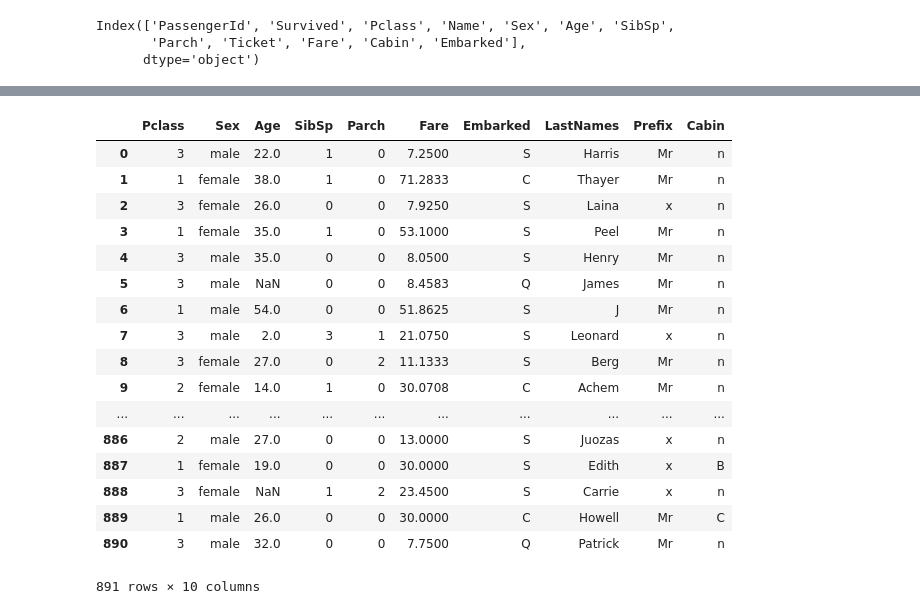
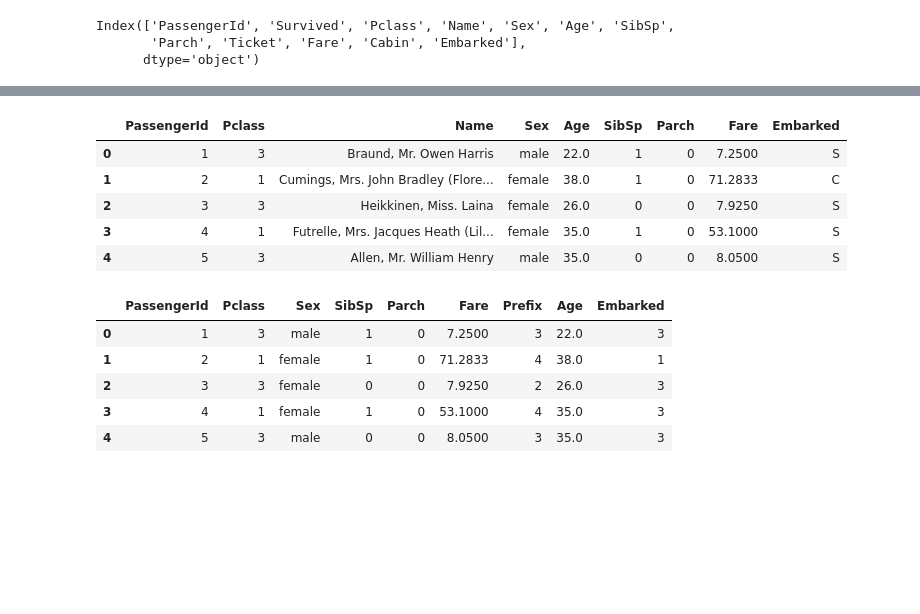
Before and after one commit to Joaomon7eiro/titanic-survival-exploration, a Jupyter notebook: titanic_model.ipynb, the cells around one changed output, grey strips where cells are left out. Cells and saved outputs as stored; diff of their text form; code cells hidden in the pictures; blank space fills up the shorter version.

Commit message:
model with 80% on competition preprocessing on features: Embarked, Age, Name Changed model to RandomForrest

```diff
--- a/titanic_model.ipynb
+++ b/titanic_model.ipynb
@@ -71,0 +98,14 @@ for i, c in enumerate(cabin_test):
+# %%
+ages = []
+
+for i, row in s_a_sb_p.iterrows():
+    sex, age, n_sp, n_child = row
+    if str(age) == 'nan':
+        if n_child > 0 or n_sp > 0:
+            ages.append(float(random.randint(20, 40)))
+        else:
+            ages.append(float(random.randint(18, 30)))
+
+
+    else:
+        ages.append(age)
@@ -71,0 +145,12 @@ for i, c in enumerate(cabin_test):
+# %%
+map_e = {'C': 1, 'S':3, 'Q':2}
+
+emb = train_X['Embarked'].copy()
+embarks = []
+# %%
+for em in emb:
+    try:
+        x = map_e[str(em)]
+        embarks.append(x)
+    except:
+        embarks.append(2)
@@ -72,35 +181,32 @@ for i, c in enumerate(cabin_test):
+# %%
+train_X.head()
+# %% [output]
+|  | PassengerId | Pclass | Name | Sex | Age | SibSp | Parch | Fare | Embarked |
+| 0 | 1 | 3 | Braund, Mr. Owen Harris | male | 22.0 | 1 | 0 | 7.2500 | S |
+| 1 | 2 | 1 | Cumings, Mrs. John Bradley (Flore... | female | 38.0 | 1 | 0 | 71.2833 | C |
+| 2 | 3 | 3 | Heikkinen, Miss. Laina | female | 26.0 | 0 | 0 | 7.9250 | S |
+| 3 | 4 | 1 | Futrelle, Mrs. Jacques Heath (Lil... | female | 35.0 | 1 | 0 | 53.1000 | S |
+| 4 | 5 | 3 | Allen, Mr. William Henry | male | 35.0 | 0 | 0 | 8.0500 | S |
 # %%
-train_X.drop(['Name', 'Cabin'], axis=1, inplace=True)
-test_X.drop(['Name', 'Cabin'], axis=1, inplace=True)
+train_X.drop(['Name', 'Age', 'Embarked'], axis=1, inplace=True)
+test_X.drop(['Name', 'Age', 'Embarked'], axis=1, inplace=True)
 
-train_X['LastNames'] = names
 train_X['Prefix'] = prefix
-train_X['Cabin'] = cabin
+train_X['Age'] = ages
+train_X['Embarked'] = embarks
 
-test_X['LastNames'] = names_test
 test_X['Prefix'] = prefix_test
-test_X['Cabin'] = cabin_test
+test_X['Age'] = ages_test
+test_X['Embarked'] = embarks_test
 # %%
-train_X
+train_X.head()
 # %% [output]
-|  | Pclass | Sex | Age | SibSp | Parch | Fare | Embarked | LastNames | Prefix | Cabin |
-| 0 | 3 | male | 22.0 | 1 | 0 | 7.2500 | S | Harris | Mr | n |
-| 1 | 1 | female | 38.0 | 1 | 0 | 71.2833 | C | Thayer | Mr | n |
-| 2 | 3 | female | 26.0 | 0 | 0 | 7.9250 | S | Laina | x | n |
-| 3 | 1 | female | 35.0 | 1 | 0 | 53.1000 | S | Peel | Mr | n |
-| 4 | 3 | male | 35.0 | 0 | 0 | 8.0500 | S | Henry | Mr | n |
-| 5 | 3 | male | NaN | 0 | 0 | 8.4583 | Q | James | Mr | n |
-| 6 | 1 | male | 54.0 | 0 | 0 | 51.8625 | S | J | Mr | n |
-| 7 | 3 | male | 2.0 | 3 | 1 | 21.0750 | S | Leonard | x | n |
-| 8 | 3 | female | 27.0 | 0 | 2 | 11.1333 | S | Berg | Mr | n |
-| 9 | 2 | female | 14.0 | 1 | 0 | 30.0708 | C | Achem | Mr | n |
-| ... | ... | ... | ... | ... | ... | ... | ... | ... | ... | ... |
-| 886 | 2 | male | 27.0 | 0 | 0 | 13.0000 | S | Juozas | x | n |
-| 887 | 1 | female | 19.0 | 0 | 0 | 30.0000 | S | Edith | x | B |
-| 888 | 3 | female | NaN | 1 | 2 | 23.4500 | S | Carrie | x | n |
-| 889 | 1 | male | 26.0 | 0 | 0 | 30.0000 | C | Howell | Mr | C |
-| 890 | 3 | male | 32.0 | 0 | 0 | 7.7500 | Q | Patrick | Mr | n |
+|  | PassengerId | Pclass | Sex | SibSp | Parch | Fare | Prefix | Age | Embarked |
+| 0 | 1 | 3 | male | 1 | 0 | 7.2500 | 3 | 22.0 | 3 |
+| 1 | 2 | 1 | female | 1 | 0 | 71.2833 | 4 | 38.0 | 1 |
+| 2 | 3 | 3 | female | 0 | 0 | 7.9250 | 2 | 26.0 | 3 |
+| 3 | 4 | 1 | female | 1 | 0 | 53.1000 | 4 | 35.0 | 3 |
+| 4 | 5 | 3 | male | 0 | 0 | 8.0500 | 3 | 35.0 | 3 |
-891 rows × 10 columns
 # %%
 train_X = pd.get_dummies(train_X)
 test_X = pd.get_dummies(test_X)
```
Also changed, not shown: parts of 33 cells of this notebook.
